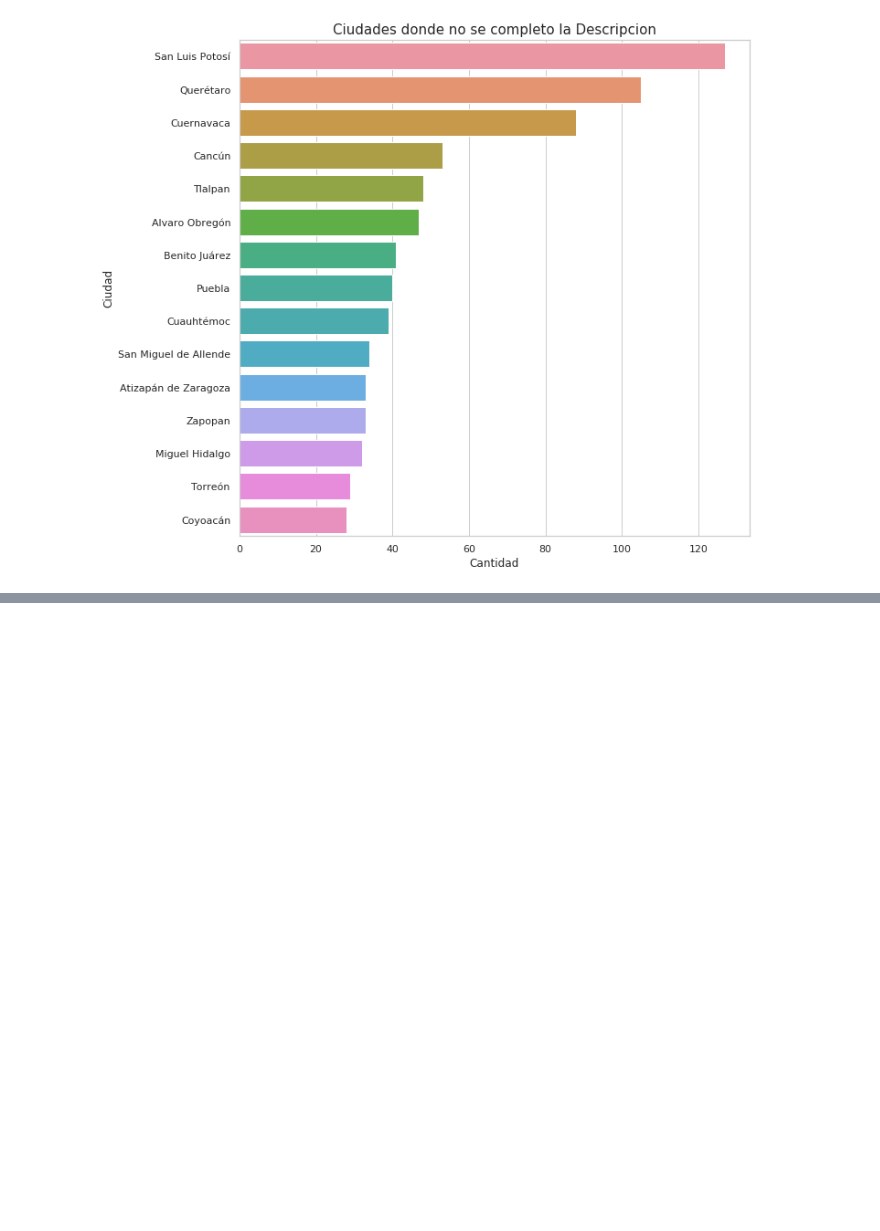
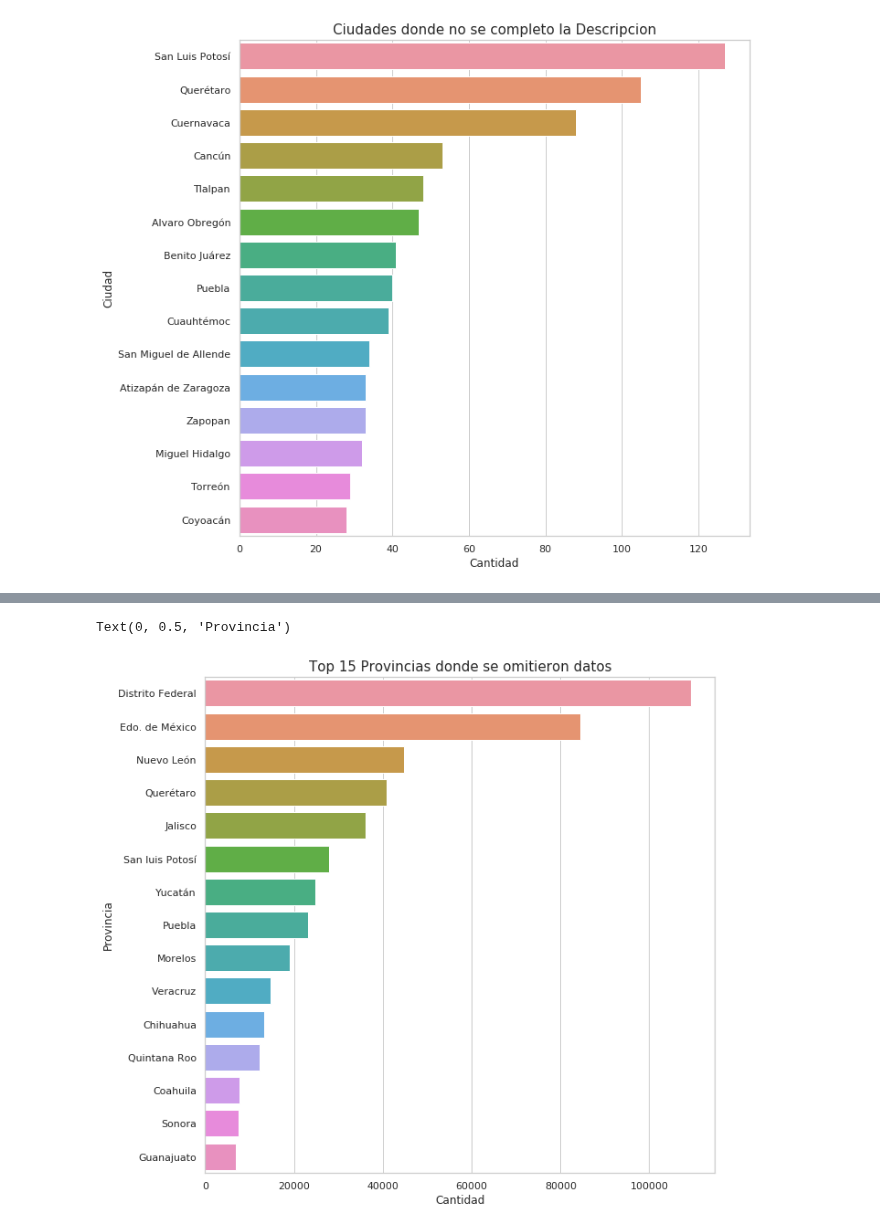
Before and after one commit to JuanCruzCastroLopez/tp1-zonajobs-analysis, a Jupyter notebook: DataSet_analisis.ipynb, the cells around one changed output, grey strips where cells are left out. Saved outputs shown, nothing was run; the diff lists cells and outputs as text; code cells hidden in the pictures; blank space fills up the shorter version.

```diff
--- a/DataSet_analisis.ipynb
+++ b/DataSet_analisis.ipynb
@@ -137,0 +158,17 @@ Text(0, 0.5, 'Ciudad')
+# %%
+#Veamos que provincia es la que más datos omite:
+def sumNuls (x):
+    return x.isnull().sum()
+
+dfNullTot = df.groupby('provincia').apply(sumNuls).apply(np.sum,axis=1).reset_index()
+dfNullTot.rename(columns={0:'cantidad'}, inplace=True)
+dfNullTot=dfNullTot.sort_values(by='cantidad', ascending=False)[0:15]
+
+plt.figure(figsize=(10, 10))
+g = sns.barplot(x=dfNullTot['cantidad'], y=dfNullTot['provincia'], orient='h')
+g.set_title("Top 15 Provincias donde se omitieron datos", fontsize=15)
+g.set_xlabel("Cantidad", fontsize=12)
+g.set_ylabel("Provincia", fontsize=12)
+# %% [output]
+Text(0, 0.5, 'Provincia')
+[figure, added]
```
Also changed, not shown: parts of 2 cells of this notebook.
